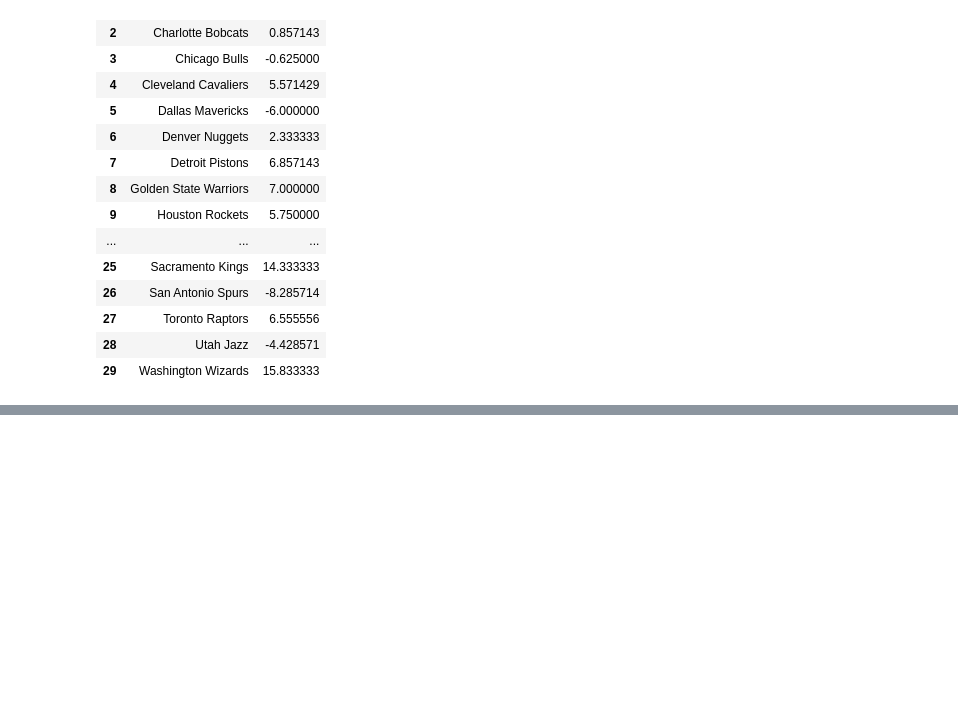
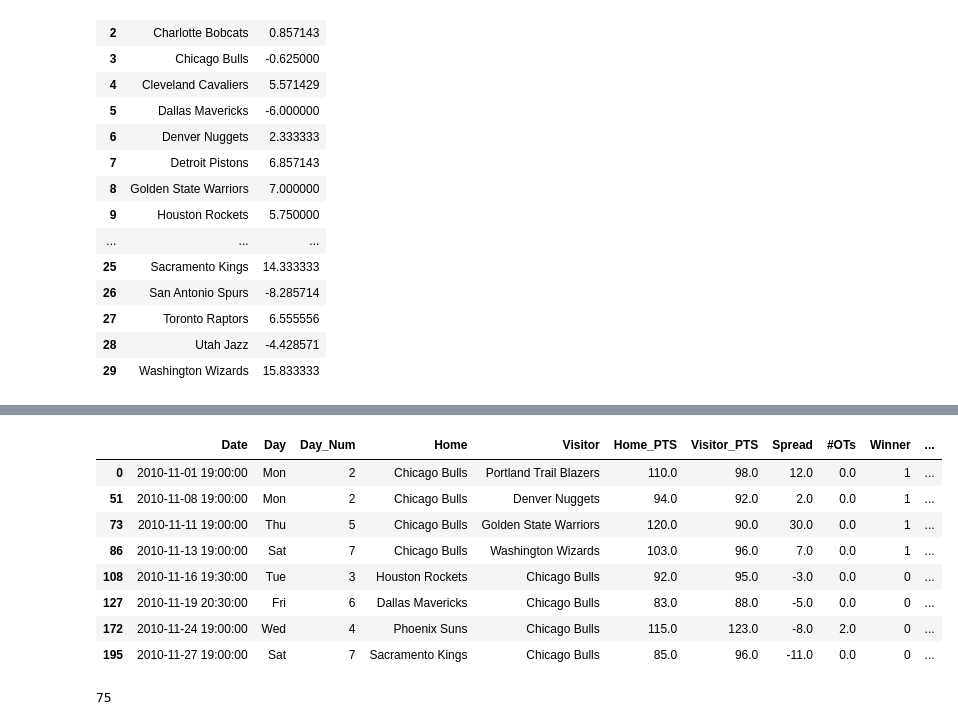
Before and after one commit to ntozer/nba-game-predictor, a Jupyter notebook: prepare_data.ipynb, the cells around one changed output, grey strips where cells are left out. Cells and saved outputs as stored; diff of their text form; code cells hidden in the pictures; blank space fills up the shorter version.

```diff
--- a/prepare_data.ipynb
+++ b/prepare_data.ipynb
@@ -169,3 +169,7 @@ df.groupby('Visitor', as_index=False)['Spread'].mean()
 | 27 | Toronto Raptors | 6.555556 |
 | 28 | Utah Jazz | -4.428571 |
 | 29 | Washington Wizards | 15.833333 |
+# %%
+cols = ['Date', 'Day', 'Day_Num', 'Home', 'Visitor', 'Home_PTS', 'Visitor_PTS', 'Spread', '#OTs', 'Winner']
+df = df[cols]
+df.head()
@@ -171,0 +183,3 @@ df.groupby('Visitor', as_index=False)['Spread'].mean()
+# %%
+df['Home_Wins'] = 0
+df['Visitor_Wins'] = 0
@@ -171,0 +195,3 @@ df.groupby('Visitor', as_index=False)['Spread'].mean()
+# %%
+df['Visitor_Wins'] = df[df['Winner']==0].groupby(['Visitor']).cumcount() + 1
+df['Home_Wins'] = df[df['Winner']==1].groupby(['Home']).cumcount() + 1
@@ -171,0 +257,17 @@ df.groupby('Visitor', as_index=False)['Spread'].mean()
+# %%
+df.loc[((df['Home']=='Chicago Bulls') & (df['Winner']==1)) | ((df['Visitor']=='Chicago Bulls') & (df['Winner']==0))]
+# %% [output]
+|  | Date | Day | Day_Num | Home | Visitor | Home_PTS | Visitor_PTS | Spread | #OTs | Winner | ... |
+| 0 | 2010-11-01 19:00:00 | Mon | 2 | Chicago Bulls | Portland Trail Blazers | 110.0 | 98.0 | 12.0 | 0.0 | 1 | ... |
+| 51 | 2010-11-08 19:00:00 | Mon | 2 | Chicago Bulls | Denver Nuggets | 94.0 | 92.0 | 2.0 | 0.0 | 1 | ... |
+| 73 | 2010-11-11 19:00:00 | Thu | 5 | Chicago Bulls | Golden State Warriors | 120.0 | 90.0 | 30.0 | 0.0 | 1 | ... |
+| 86 | 2010-11-13 19:00:00 | Sat | 7 | Chicago Bulls | Washington Wizards | 103.0 | 96.0 | 7.0 | 0.0 | 1 | ... |
+| 108 | 2010-11-16 19:30:00 | Tue | 3 | Houston Rockets | Chicago Bulls | 92.0 | 95.0 | -3.0 | 0.0 | 0 | ... |
+| 127 | 2010-11-19 20:30:00 | Fri | 6 | Dallas Mavericks | Chicago Bulls | 83.0 | 88.0 | -5.0 | 0.0 | 0 | ... |
+| 172 | 2010-11-24 19:00:00 | Wed | 4 | Phoenix Suns | Chicago Bulls | 115.0 | 123.0 | -8.0 | 2.0 | 0 | ... |
+| 195 | 2010-11-27 19:00:00 | Sat | 7 | Sacramento Kings | Chicago Bulls | 85.0 | 96.0 | -11.0 | 0.0 | 0 | ... |
+# %%
+index = 89
+df[:index].loc[(df['Home']=='Miami Heat') | (df['Visitor']=='Miami Heat')].index[-1]
+# %% [output]
+75
```
Also changed, not shown: parts of 7 cells of this notebook.
